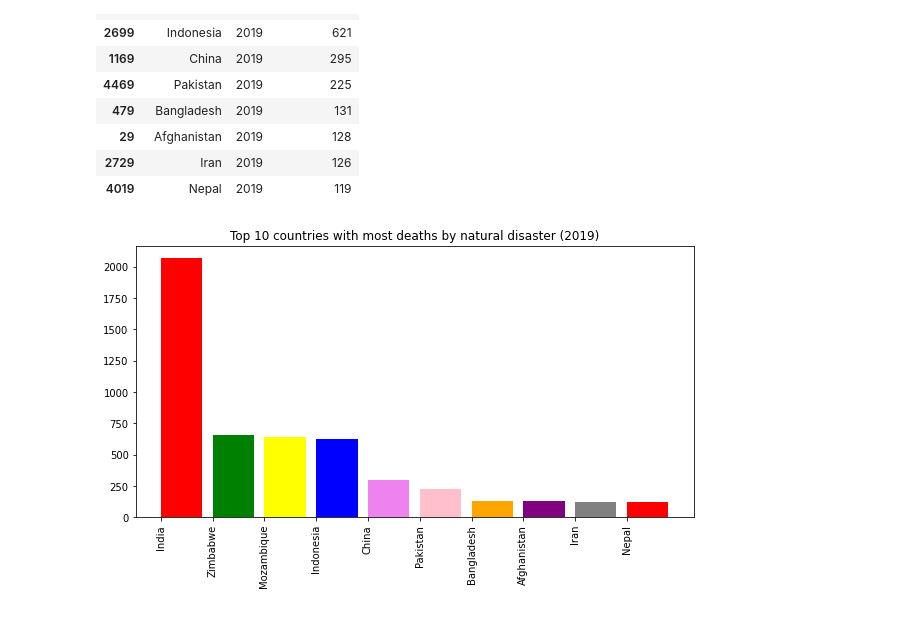
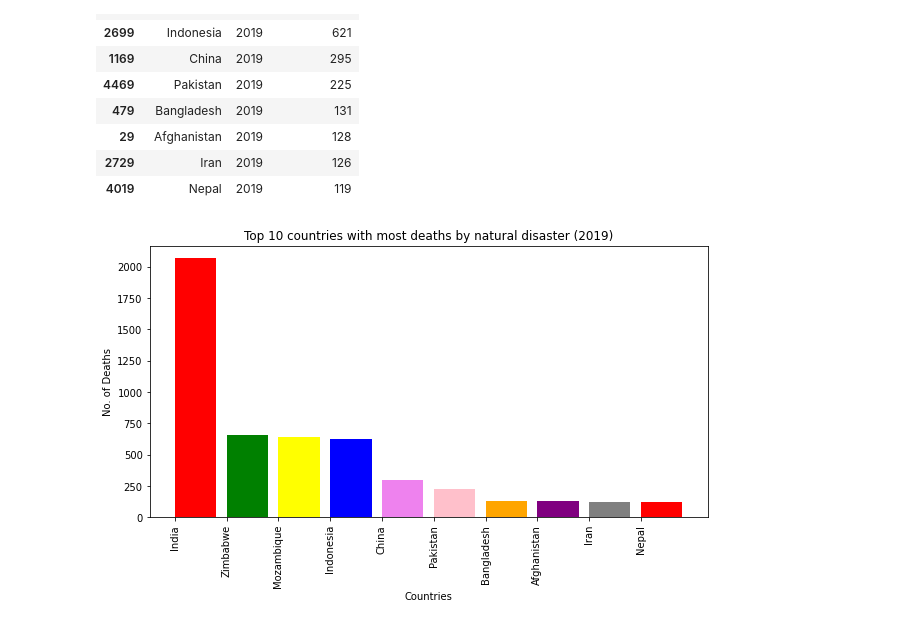
Before and after one commit to KJLumalang/ITBA-3206_Planeteers, a Jupyter notebook: ITBA_3206_Planeteers.ipynb, the cells around one changed output. Cells and saved outputs as stored; diff of their text form; code cells hidden in the pictures.

```diff
--- a/ITBA_3206_Planeteers.ipynb
+++ b/ITBA_3206_Planeteers.ipynb
@@ -648,10 +652,12 @@ See the caveats in the documentation: https://pandas.pydata.org/pandas-docs/stab
 # %%
 x = result3['Entity']
 h = result3['Deaths_Total']
 fig = plt.figure(figsize = (10, 5))
 plt.bar(x, h, align = 'edge', color=['red','green','yellow','blue','violet','pink','orange','purple', 'gray'] )
 plt.title("Top 10 countries with most deaths by natural disaster (2019)")
+plt.xlabel("Countries")
+plt.ylabel("No. of Deaths")
 plt.xticks(rotation=90)
 plt.show()
 # %% [output]
-[figure, old version]
+[figure, new version]
```
Also changed, not shown: parts of 2 cells of this notebook.
